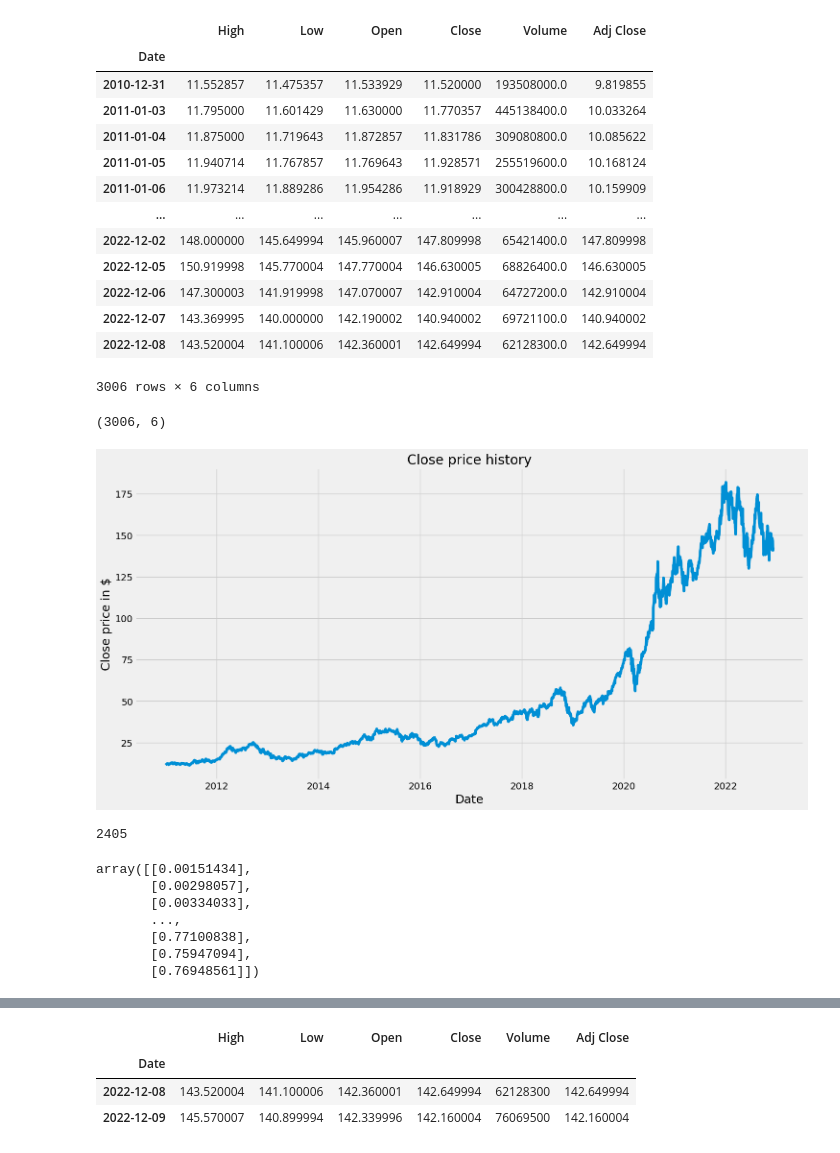
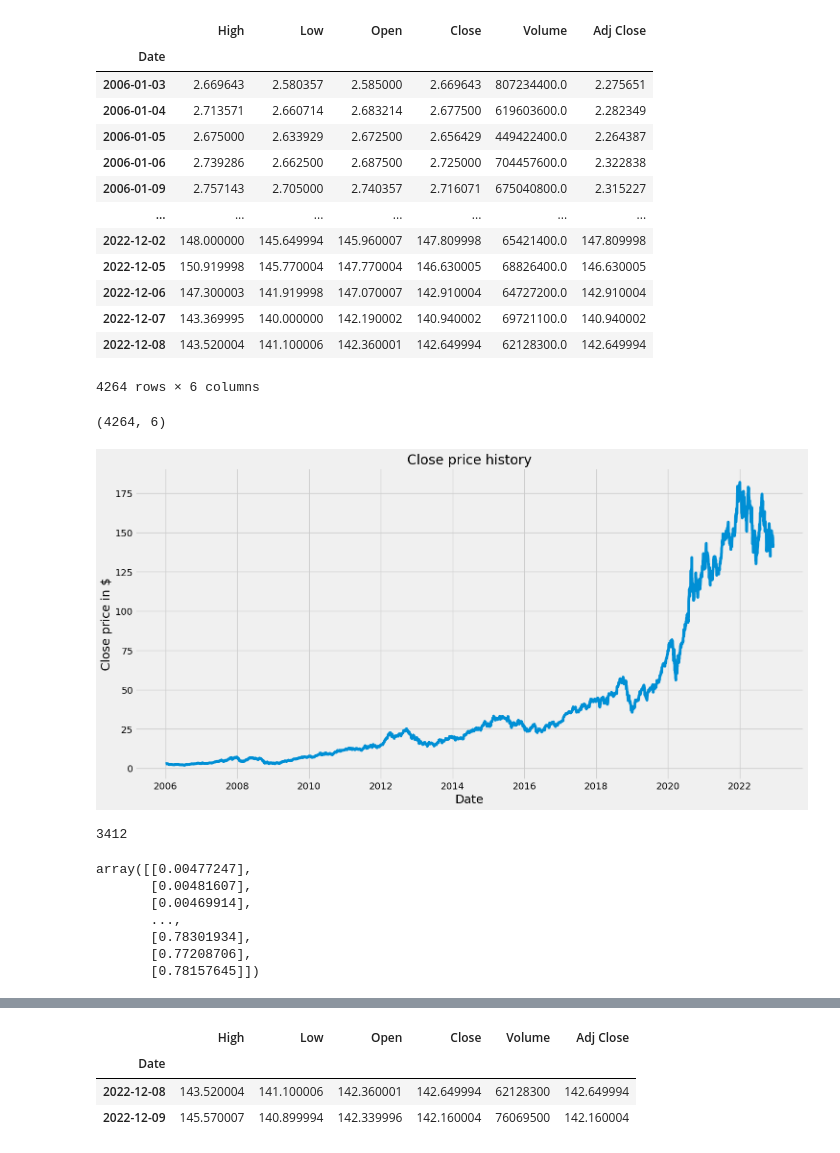
Before and after one commit to neeerob/Stock-closing-price-prediction, a Jupyter notebook: Using Artificial neural network for APPLE(AAPL).ipynb, the cells around one changed output, grey strips where cells are left out. Drawn from its saved outputs; the diff is of its cells as text; code cells hidden in the pictures.

```diff
--- a/Using Artificial neural network for APPLE(AAPL).ipynb
+++ b/Using Artificial neural network for APPLE(AAPL).ipynb
@@ -15,28 +16,28 @@ plt.style.use('fivethirtyeight')
 # %%
 #Get the data
-df = web.DataReader('AAPL', data_source = 'yahoo', start='2011-01-01', end='2022-12-08')
+df = web.DataReader('AAPL', data_source = 'yahoo', start='2006-01-01', end='2022-12-08')
 #showing data
 df
 # %% [output]
 |  | High | Low | Open | Close | Volume | Adj Close |
 | Date |  |  |  |  |  |  |
-| 2010-12-31 | 11.552857 | 11.475357 | 11.533929 | 11.520000 | 193508000.0 | 9.819855 |
-| 2011-01-03 | 11.795000 | 11.601429 | 11.630000 | 11.770357 | 445138400.0 | 10.033264 |
-| 2011-01-04 | 11.875000 | 11.719643 | 11.872857 | 11.831786 | 309080800.0 | 10.085622 |
-| 2011-01-05 | 11.940714 | 11.767857 | 11.769643 | 11.928571 | 255519600.0 | 10.168124 |
-| 2011-01-06 | 11.973214 | 11.889286 | 11.954286 | 11.918929 | 300428800.0 | 10.159909 |
+| 2006-01-03 | 2.669643 | 2.580357 | 2.585000 | 2.669643 | 807234400.0 | 2.275651 |
+| 2006-01-04 | 2.713571 | 2.660714 | 2.683214 | 2.677500 | 619603600.0 | 2.282349 |
+| 2006-01-05 | 2.675000 | 2.633929 | 2.672500 | 2.656429 | 449422400.0 | 2.264387 |
+| 2006-01-06 | 2.739286 | 2.662500 | 2.687500 | 2.725000 | 704457600.0 | 2.322838 |
+| 2006-01-09 | 2.757143 | 2.705000 | 2.740357 | 2.716071 | 675040800.0 | 2.315227 |
 | ... | ... | ... | ... | ... | ... | ... |
 | 2022-12-02 | 148.000000 | 145.649994 | 145.960007 | 147.809998 | 65421400.0 | 147.809998 |
 | 2022-12-05 | 150.919998 | 145.770004 | 147.770004 | 146.630005 | 68826400.0 | 146.630005 |
 | 2022-12-06 | 147.300003 | 141.919998 | 147.070007 | 142.910004 | 64727200.0 | 142.910004 |
 | 2022-12-07 | 143.369995 | 140.000000 | 142.190002 | 140.940002 | 69721100.0 | 140.940002 |
 | 2022-12-08 | 143.520004 | 141.100006 | 142.360001 | 142.649994 | 62128300.0 | 142.649994 |
-3006 rows × 6 columns
+4264 rows × 6 columns
 # %%
 #get row and col
 df.shape
 # %% [output]
-(3006, 6)
+(4264, 6)
 # %%
 #ploting data focusing on closing price history
 plt.figure(figsize=(16,8))
@@ -46,7 +47,7 @@ plt.xlabel('Date', fontsize=18)
 plt.ylabel('Close price in $',fontsize=18)
 plt.show()
 # %% [output]
-[figure, old version]
+[figure, new version]
 # %%
 #Creating new datafram with only 'Close price column'
 data = df.filter(['Close'])
@@ -58,7 +59,7 @@ training_data_len = math.ceil(len(dataset) * .8)
 
 training_data_len
 # %% [output]
-2405
+3412
 # %%
 #Scale the data
 #Preprocesing
@@ -67,13 +68,13 @@ scaled_data = scaler.fit_transform(dataset)
 
 scaled_data
 # %% [output]
-array([[0.00151434],
-       [0.00298057],
-       [0.00334033],
+array([[0.00477247],
+       [0.00481607],
+       [0.00469914],
        ...,
-       [0.77100838],
-       [0.75947094],
-       [0.76948561]])
+       [0.78301934],
+       [0.77208706],
+       [0.78157645]])
 # %%
 #Create the training dataset
 #creating the scaler dataset
```
Also changed, not shown: parts of 14 cells of this notebook, 4 other files.
